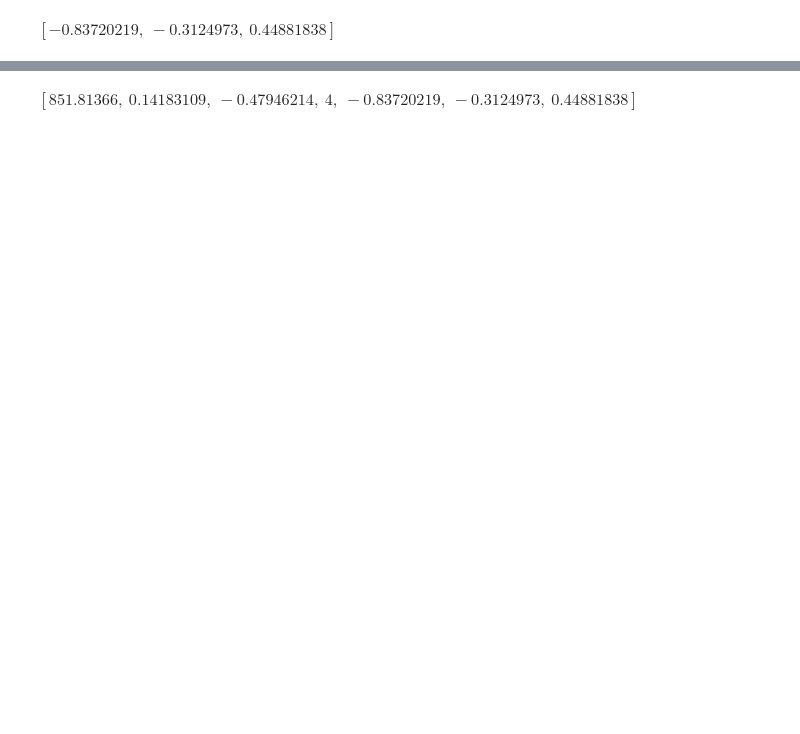
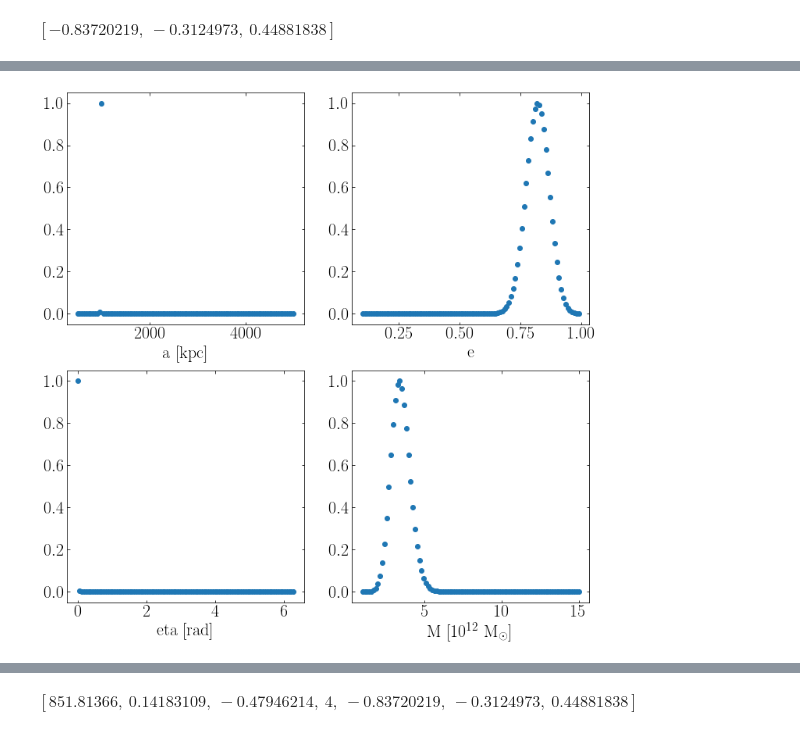
Before and after one commit to katiechambe/yellowCard, a Jupyter notebook: notebooks/likelihood-prototyping.ipynb, the cells around one changed output, grey strips where cells are left out. Cells and saved outputs as stored; diff of their text form; code cells hidden in the pictures; blank space fills up the shorter version.

```diff
--- a/notebooks/likelihood-prototyping.ipynb
+++ b/notebooks/likelihood-prototyping.ipynb
@@ -9,3 +13,5 @@ from scipy.optimize import minimize
+# %%
+plt.rcParams.update({'font.size':22,'text.usetex':False})
 # %%
 model = TimingArgumentModel(distance = fiducial_m31_c.distance,
                             pm = u.Quantity([fiducial_m31_c.pm_ra_cosdec, fiducial_m31_c.pm_dec]),
@@ -17,8 +23,8 @@ model = TimingArgumentModel(distance = fiducial_m31_c.distance,
                             tperi_err = .25 * u.Gyr,
                             )
 # %%
-e = 0.5
-eta = 5*u.rad
+e_init = 0.9
+eta_init = 5*u.rad
 galcen_m31 = fiducial_m31_c.transform_to(model.galcen_frame)
 galcen_m31_pos = galcen_m31.data.without_differentials()
 galcen_m31_vel = galcen_m31.velocity
@@ -38,0 +132,12 @@ init_par['Lhatlg'] = galcen_m31_L.xyz
+# %%
+lnlike_eta = []
+init_eta = {}
+
+for eta in eSlice:
+    init_eta['a'] = fiducial_m31_c.distance.value/(1-e_init*np.cos(eta))
+    init_eta['ecoseta'] = e_init*np.cos(eta)
+    init_eta['esineta'] = e_init*np.sin(eta)
+    init_eta['M'] = (4e12*u.Msun).decompose(model.unit_system).value
+    init_eta['Lhatlg'] = galcen_m31_L.xyz
+
+    lnlike_eta.append(model.ln_likelihood(init_eta))
@@ -38,0 +162,12 @@ init_par['Lhatlg'] = galcen_m31_L.xyz
+# %%
+lnlike_M = []
+init_M = {}
+
+for M in MSlice:
+    init_M['a'] = fiducial_m31_c.distance.value/(1-e*np.cos(eta))
+    init_M['ecoseta'] = e_init*np.cos(eta_init)
+    init_M['esineta'] = e_init*np.sin(eta_init)
+    init_M['M'] = (M*u.Msun).decompose(model.unit_system).value
+    init_M['Lhatlg'] = galcen_m31_L.xyz
+
+    lnlike_M.append(model.ln_likelihood(init_M))
@@ -39 +192,14 @@ init_par['Lhatlg'] = galcen_m31_L.xyz
+# %%
+fig, ax = plt.subplots(2,2,figsize=(12,12))
+ax[0][0].scatter(aSlice, np.exp(lnlike_a-np.max(lnlike_a)))
+ax[0][1].scatter(eSlice, np.exp(lnlike_e-np.max(lnlike_e)))
+ax[1][0].scatter(etaSlice, np.exp(lnlike_eta-np.max(lnlike_eta)))
+ax[1][1].scatter(MSlice/1e12, np.exp(lnlike_M-np.max(lnlike_M)))
+ax[0][0].set_xlabel(r"a [kpc]")
+ax[0][1].set_xlabel(r"e")
+ax[1][0].set_xlabel(r"eta [rad]")
+ax[1][1].set_xlabel(r"M [10$^{12}$ M$_{\odot}$]")
+plt.show()
+# %% [output]
+[figure, added]
 # %%
```
Also changed, not shown: parts of 27 cells of this notebook, 1 other file.
